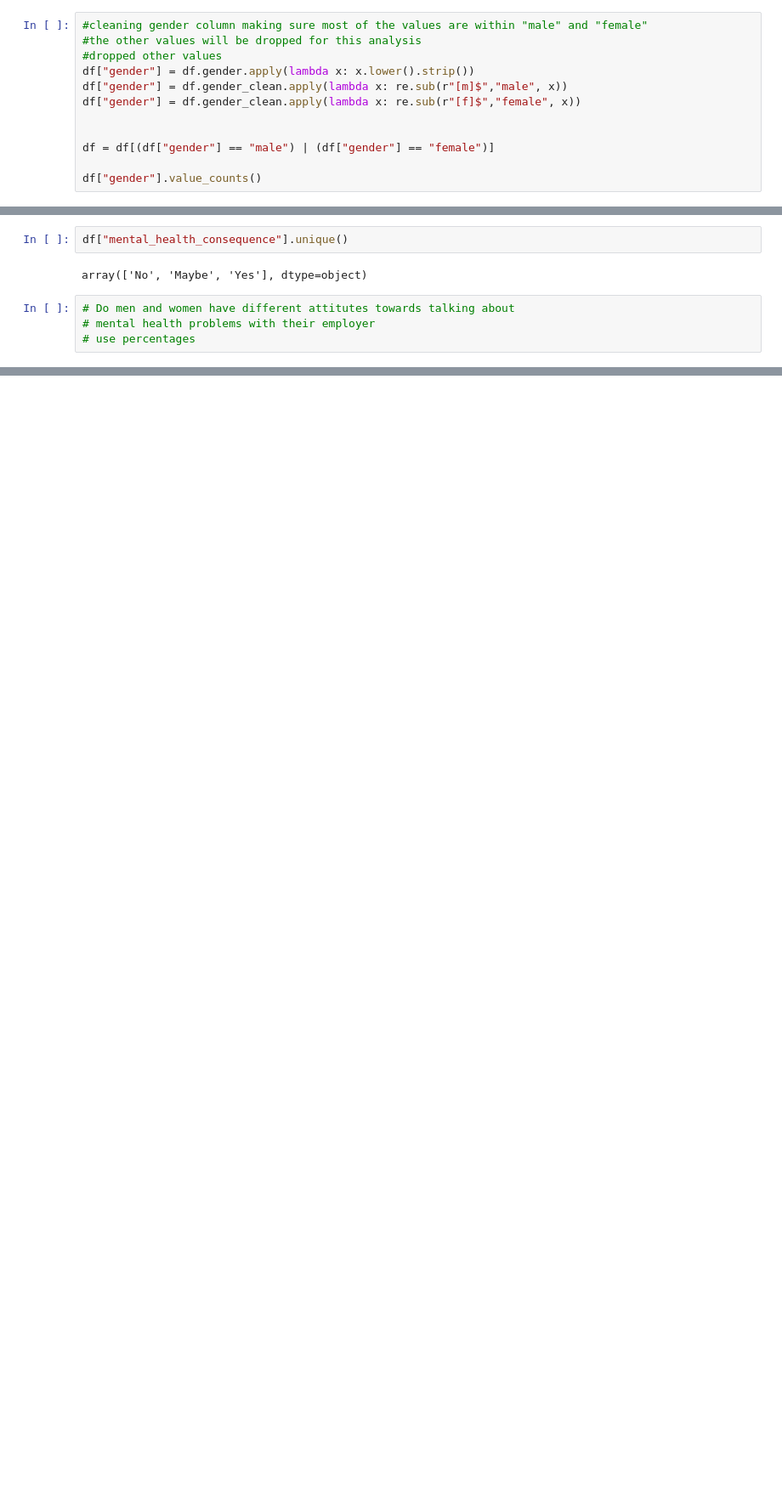
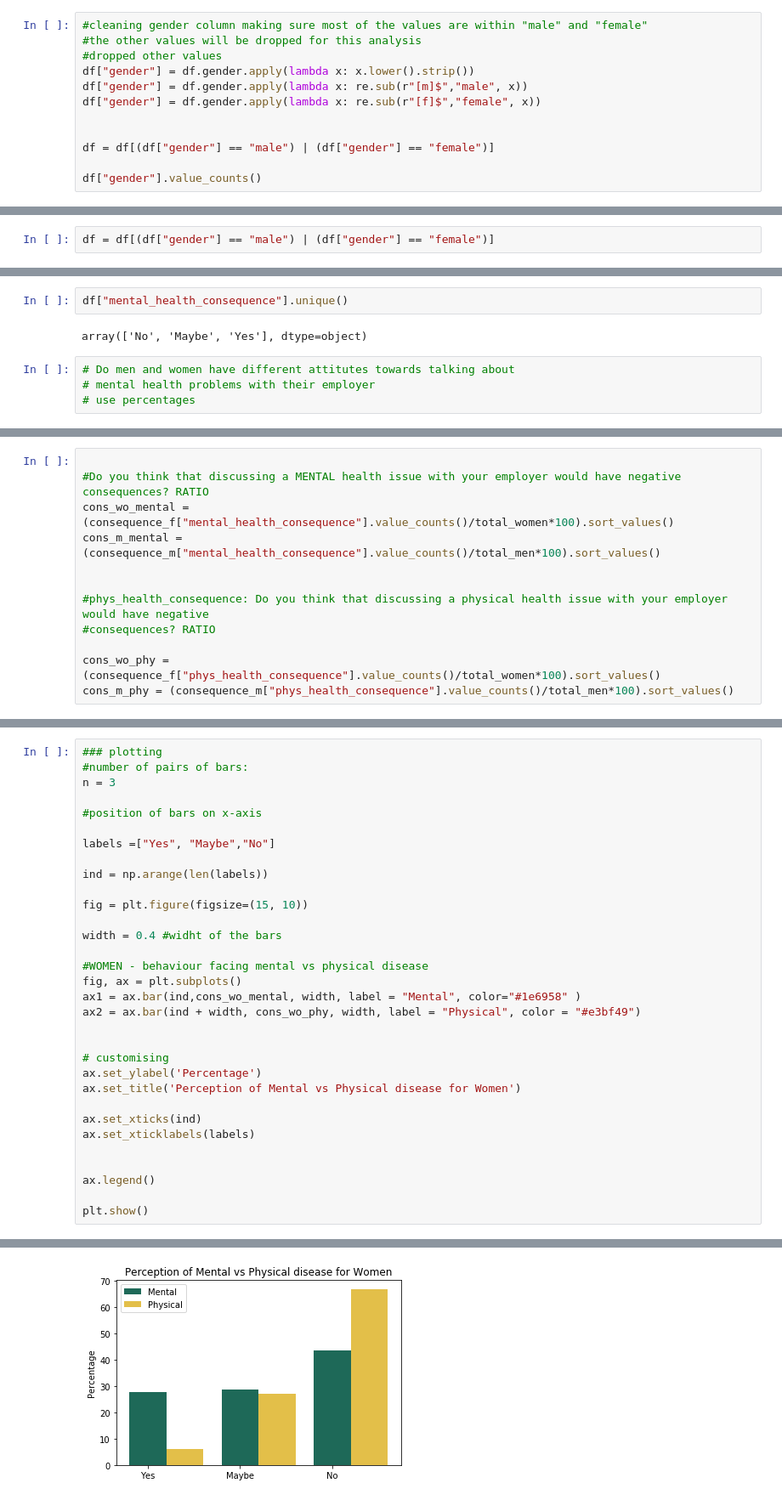
Before and after one commit to chriszapp/data-squad-32_EDA, a Jupyter notebook: tech and mental health.ipynb, the cells around one changed output, grey strips where cells are left out. Shown at 85% size. Cells and saved outputs as stored; diff of their text form; blank space fills up the shorter version.

Commit message:
some plots ready, but still needs to be cleaned and needs makeup

```diff
--- a/tech and mental health.ipynb
+++ b/tech and mental health.ipynb
@@ -223,8 +223,8 @@ array(['male', 'Male', 'Female', 'female', 'M', 'm', 'Male-ish', 'maile',
 #the other values will be dropped for this analysis
 #dropped other values
 df["gender"] = df.gender.apply(lambda x: x.lower().strip())
-df["gender"] = df.gender_clean.apply(lambda x: re.sub(r"[m]$","male", x))
-df["gender"] = df.gender_clean.apply(lambda x: re.sub(r"[f]$","female", x))
+df["gender"] = df.gender.apply(lambda x: re.sub(r"[m]$","male", x))
+df["gender"] = df.gender.apply(lambda x: re.sub(r"[f]$","female", x))
 
 
 df = df[(df["gender"] == "male") | (df["gender"] == "female")]
@@ -238,0 +278,2 @@ Name: gender, dtype: int64
+# %%
+df = df[(df["gender"] == "male") | (df["gender"] == "female")]
@@ -281,0 +393,12 @@ ax = sns.countplot(x="mental_health_consequence", data= df, hue="gender_clean")
+# %%
+
+#Do you think that discussing a MENTAL health issue with your employer would have negative consequences? RATIO
+cons_wo_mental = (consequence_f["mental_health_consequence"].value_counts()/total_women*100).sort_values()
+cons_m_mental = (consequence_m["mental_health_consequence"].value_counts()/total_men*100).sort_values()
+
+
+#phys_health_consequence: Do you think that discussing a physical health issue with your employer would have negative
+#consequences? RATIO
+
+cons_wo_phy = (consequence_f["phys_health_consequence"].value_counts()/total_women*100).sort_values()
+cons_m_phy = (consequence_m["phys_health_consequence"].value_counts()/total_men*100).sort_values()
@@ -281,0 +419,33 @@ ax = sns.countplot(x="mental_health_consequence", data= df, hue="gender_clean")
+# %%
+### plotting
+#number of pairs of bars:
+n = 3
+
+#position of bars on x-axis
+
+labels =["Yes", "Maybe","No"]
+
+ind = np.arange(len(labels))
+
+fig = plt.figure(figsize=(15, 10))
+
+width = 0.4 #widht of the bars
+
+#WOMEN - behaviour facing mental vs physical disease
+fig, ax = plt.subplots()
+ax1 = ax.bar(ind,cons_wo_mental, width, label = "Mental", color="#1e6958" )
+ax2 = ax.bar(ind + width, cons_wo_phy, width, label = "Physical", color = "#e3bf49")
+
+
+# customising
+ax.set_ylabel('Percentage')
+ax.set_title('Perception of Mental vs Physical disease for Women')
+
+ax.set_xticks(ind)
+ax.set_xticklabels(labels)
+
+
+ax.legend()
+
+plt.show()
+# %% [output]
@@ -281,0 +453 @@ ax = sns.countplot(x="mental_health_consequence", data= df, hue="gender_clean")
+[figure, added]
```
Also changed, not shown: parts of 31 cells of this notebook.
